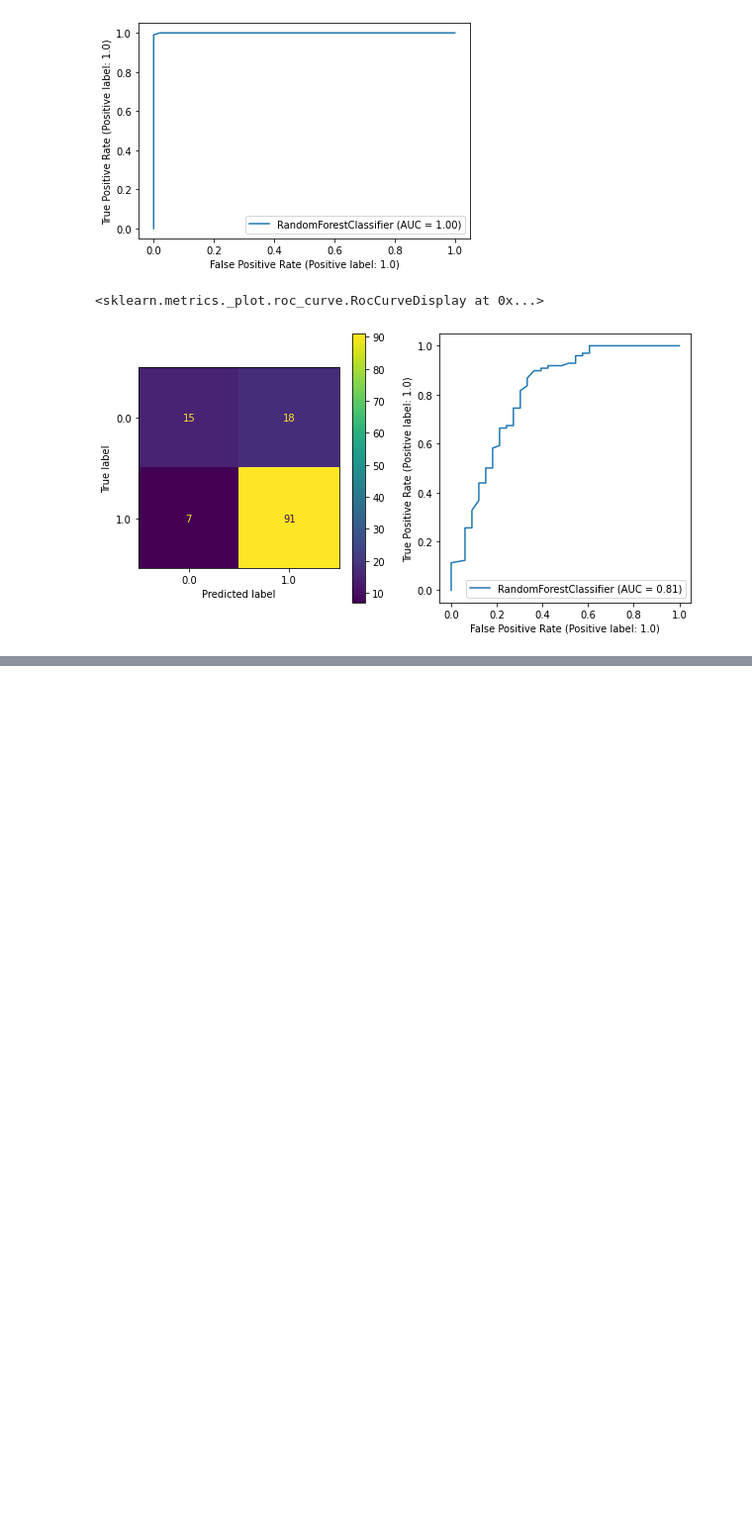
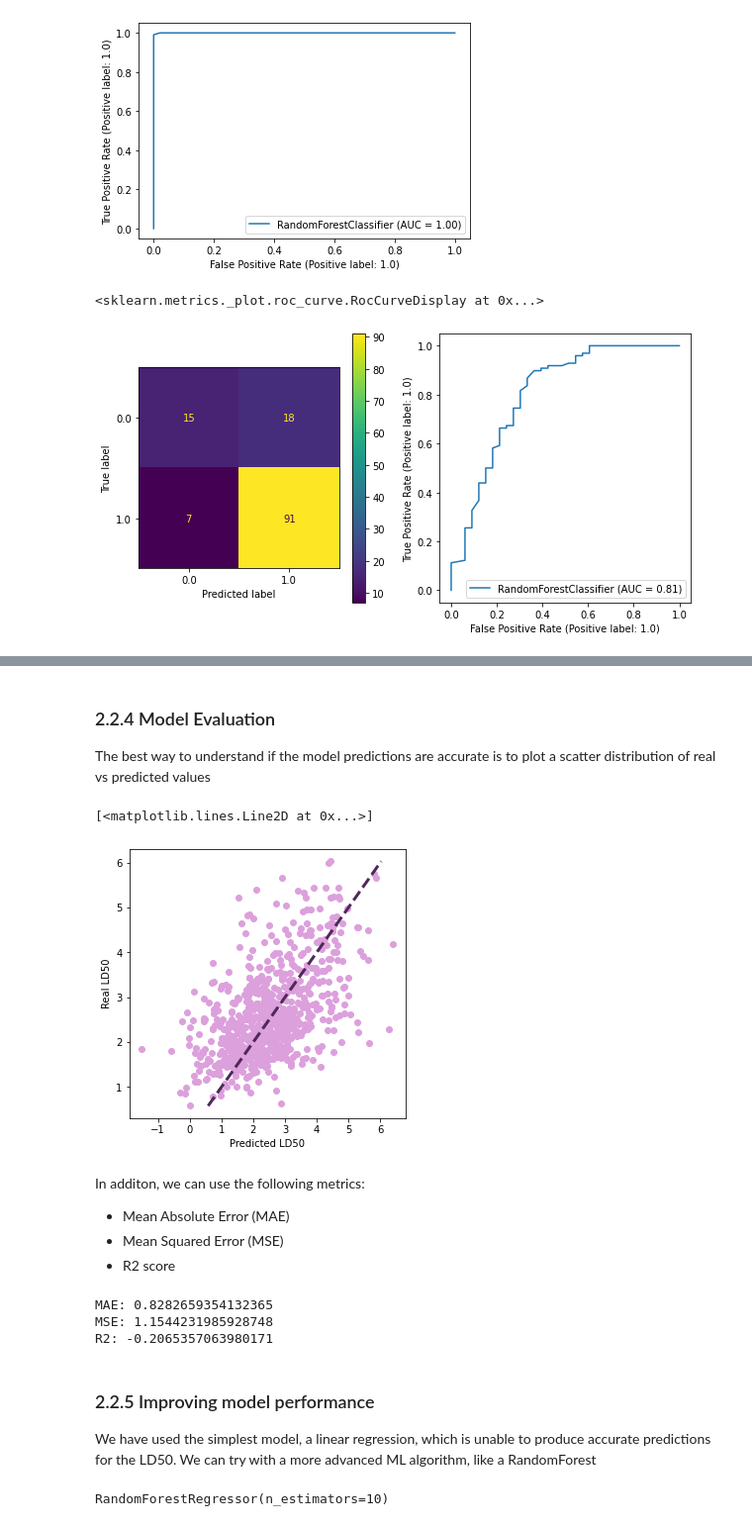
Before and after one commit to ersilia-os/event-fund-ai-drug-discovery, a Jupyter notebook: notebooks/session2.ipynb, the cells around one changed output, grey strips where cells are left out. Shown: that part at 99% size. Drawn from its saved outputs; the diff is of its cells as text; code cells hidden in the pictures; blank space fills up the shorter version.

```diff
--- a/notebooks/session2.ipynb
+++ b/notebooks/session2.ipynb
@@ -210,0 +283,10 @@ rdc.from_estimator(clf, X_test, Y_test, ax = ax[1])
+# %%
+#we then convert the smiles (X)
+X_train = sign.predict(train["Drug"]).signature
+X_valid = sign.predict(valid["Drug"]).signature
+X_test = sign.predict(test["Drug"]).signature
+# %%
+#finally, we need to prepare the outputs (Y), creating three lists:
+Y_train = list(train["Y"])
+Y_valid = list(valid["Y"])
+Y_test = list(test["Y"])
@@ -210,0 +308,4 @@ rdc.from_estimator(clf, X_test, Y_test, ax = ax[1])
+# %%
+#we can now predict the outcome of the validation and test sets
+valid_pred = reg.predict(X_valid)
+test_pred = reg.predict(X_test)
@@ -210,0 +317,44 @@ rdc.from_estimator(clf, X_test, Y_test, ax = ax[1])
+# %% [markdown]
+### 2.2.4 Model Evaluation
+The best way to understand if the model predictions are accurate is to plot a scatter distribution of real vs predicted values
+# %%
+import numpy as np
+
+fig, ax = plt.subplots(1,1, figsize=(5,5))
+ax.scatter(x=valid_pred, y=Y_valid, color="#dca0dc")
+ax.set_xlabel("Predicted LD50")
+ax.set_ylabel("Real LD50")
+ax.plot([np.array(Y_valid).min(), np.array(Y_valid).max()], [np.array(Y_valid).min(), np.array(Y_valid).max()], 'r--', lw=3, color = "#50285a")
+# %% [output]
+[<matplotlib.lines.Line2D at 0x...>]
+[figure, added]
+# %% [markdown]
+In additon, we can use the following metrics:
+*   Mean Absolute Error (MAE)
+*   Mean Squared Error (MSE)
+*   R2 score
+# %%
+from sklearn.metrics import mean_absolute_error, mean_squared_error, r2_score
+
+mae = mean_absolute_error(Y_valid, valid_pred)
+mse = mean_squared_error(Y_valid, valid_pred)
+r2 = r2_score(Y_valid, valid_pred)
+
+print("MAE: {}".format(mae))
+print("MSE: {}".format(mse))
+print("R2: {}".format(r2))
+# %% [output]
+MAE: 0.8282659354132365
+MSE: 1.1544231985928748
+R2: -0.2065357063980171
+# %% [markdown]
+### 2.2.5 Improving model performance
+We have used the simplest model, a linear regression, which is unable to produce accurate predictions for the LD50.
+We can try with a more advanced ML algorithm, like a RandomForest
+# %%
+from sklearn.ensemble import RandomForestRegressor
+
+reg = RandomForestRegressor(n_estimators=10) #we use only 10 trees for speed time
+reg.fit(X_train, Y_train)
+# %% [output]
+RandomForestRegressor(n_estimators=10)
```
Also changed, not shown: parts of 25 cells of this notebook.
